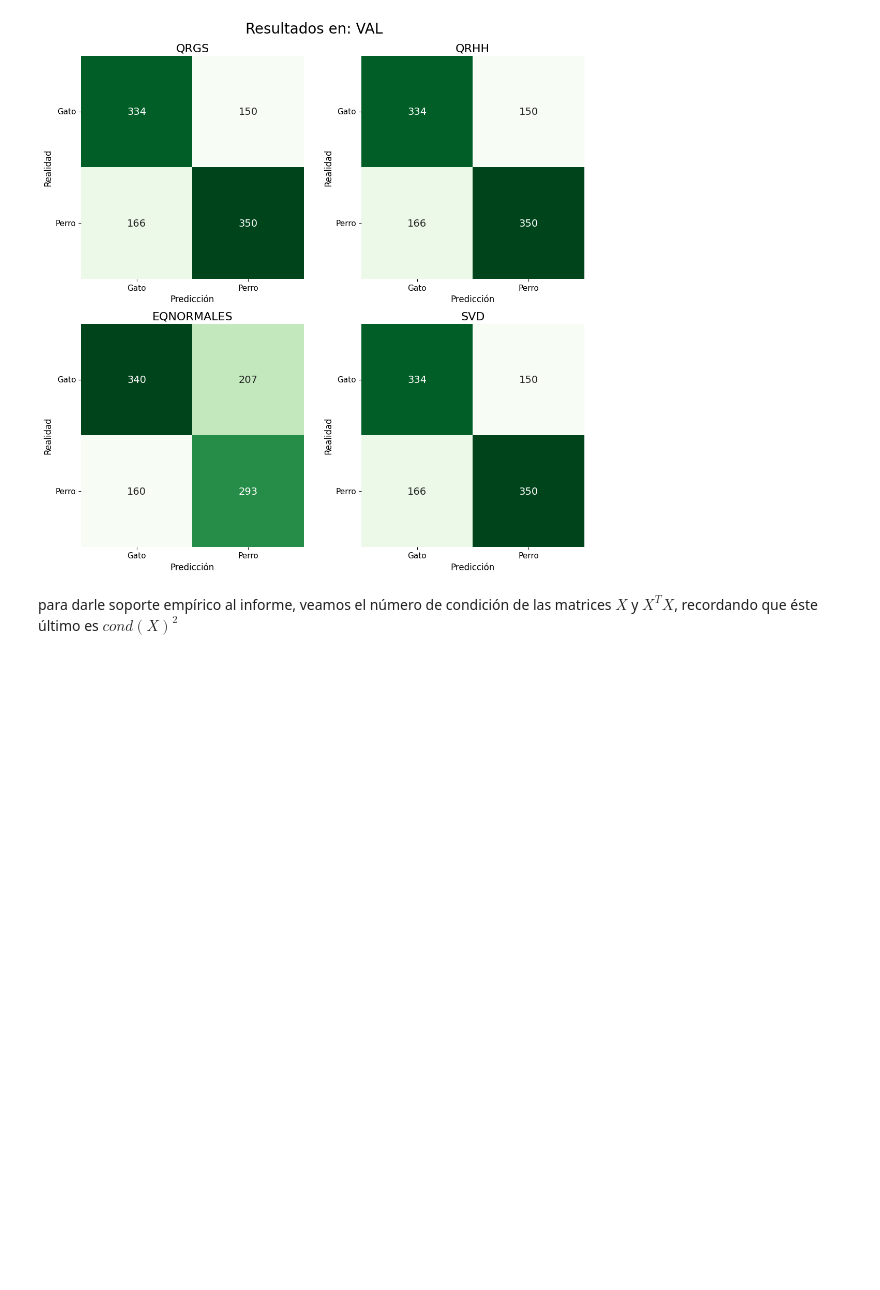
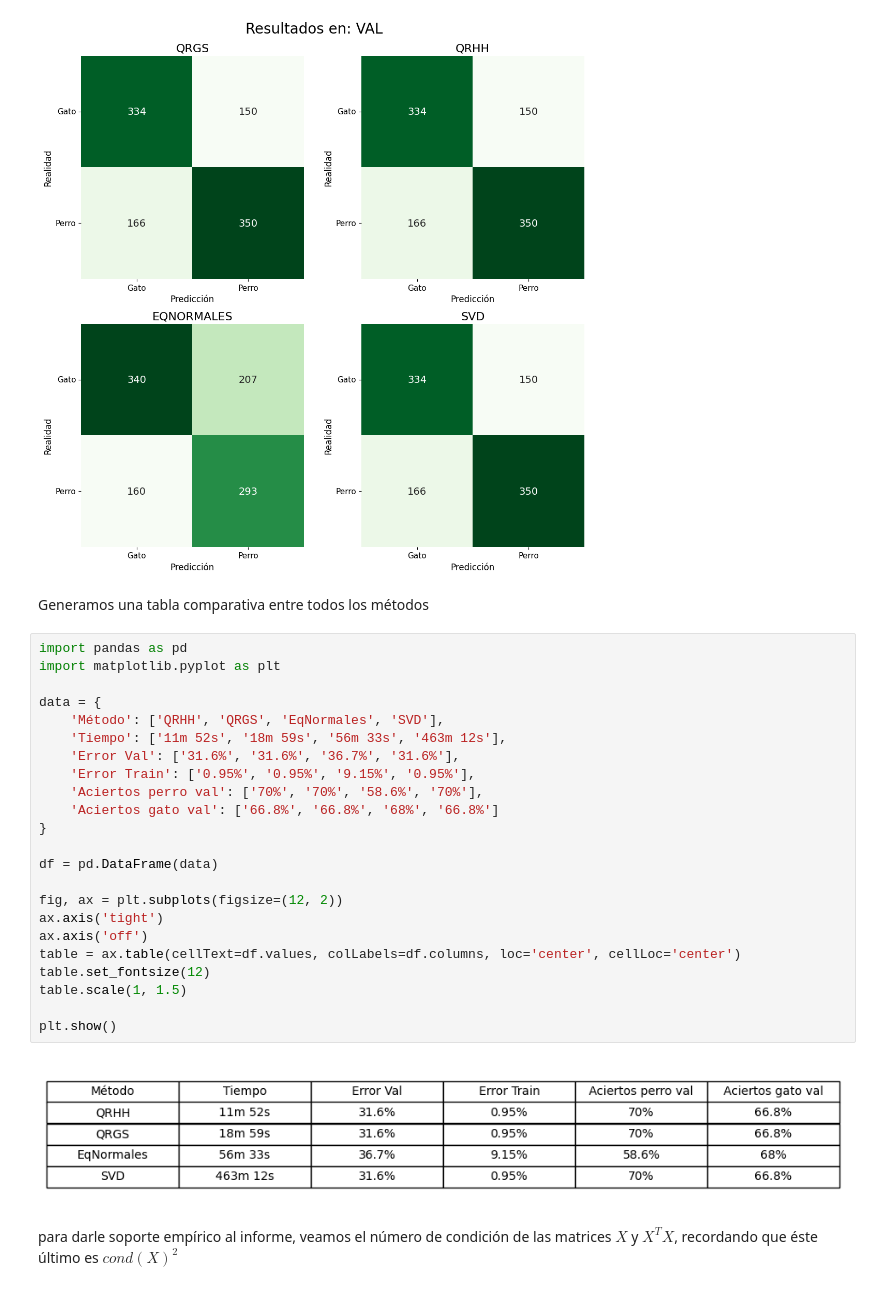
Before and after one commit to nazolaz/Labos-ALC, a Jupyter notebook: modulo/tp.ipynb, the cells around one changed output. Drawn from its saved outputs; the diff is of its cells as text; blank space fills up the shorter version.

```diff
--- a/modulo/tp.ipynb
+++ b/modulo/tp.ipynb
@@ -208,6 +208,33 @@ plotMatrizConfusion('val')
 # %% [output]
 [figure]
 [figure]
+# %% [markdown]
+Generamos una tabla comparativa entre todos los métodos
+# %%
+import pandas as pd
+import matplotlib.pyplot as plt
+
+data = {
+    'Método': ['QRHH', 'QRGS', 'EqNormales', 'SVD'],
+    'Tiempo': ['11m 52s', '18m 59s', '56m 33s', '463m 12s'],
+    'Error Val': ['31.6%', '31.6%', '36.7%', '31.6%'],
+    'Error Train': ['0.95%', '0.95%', '9.15%', '0.95%'],
+    'Aciertos perro val': ['70%', '70%', '58.6%', '70%'],
+    'Aciertos gato val': ['66.8%', '66.8%', '68%', '66.8%']
+}
+
+df = pd.DataFrame(data)
+
+fig, ax = plt.subplots(figsize=(12, 2))
+ax.axis('tight')
+ax.axis('off')
+table = ax.table(cellText=df.values, colLabels=df.columns, loc='center', cellLoc='center')
+table.set_fontsize(12)
+table.scale(1, 1.5)
+
+plt.show()
+# %% [output]
+[figure, added]
 # %% [markdown]
 para darle soporte empírico al informe, veamos el número de condición de las matrices $X$ y $X^TX$, recordando que éste último es $cond(X)^2$
 # %%
```
Also changed, not shown: parts of 2 cells of this notebook, 5 other files.
